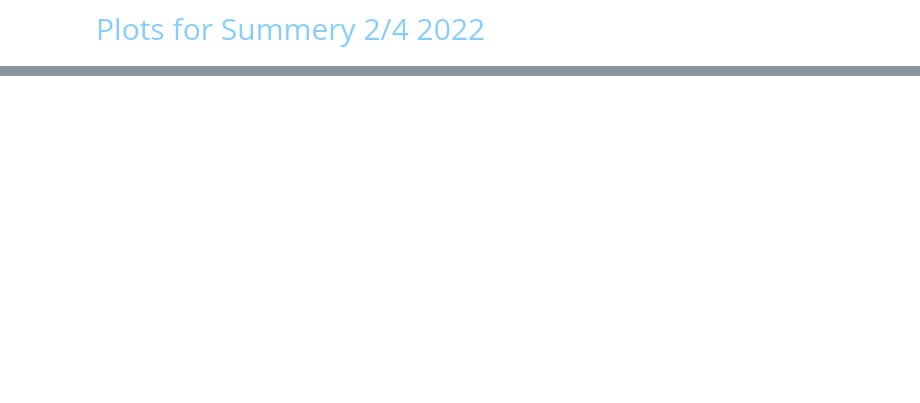
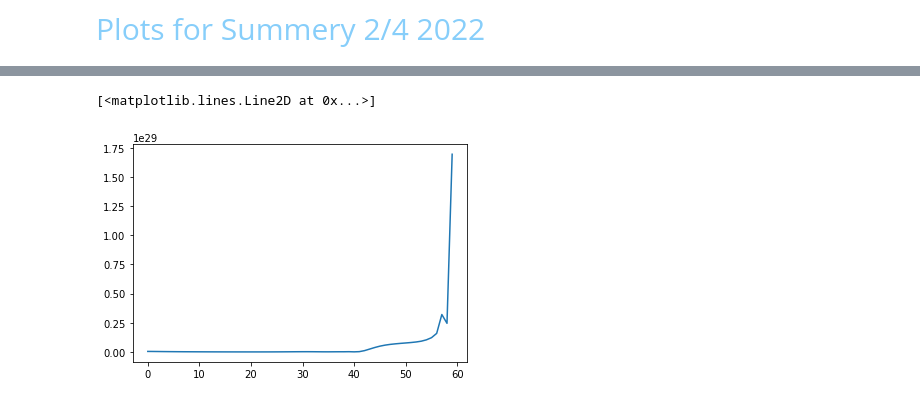
Before and after one commit to ChanYeongL/SOLPS-ITER_analysis, a Jupyter notebook: #new_analysis.ipynb, the cells around one changed output, grey strips where cells are left out. Saved outputs shown, nothing was run; the diff lists cells and outputs as text; code cells hidden in the pictures; blank space fills up the shorter version.

```diff
--- a/#new_analysis.ipynb
+++ b/#new_analysis.ipynb
@@ -364,0 +345,16 @@ plt.show()
+# %%
+np.shape(ua_b2fplasmf_co_8MW_Ne_0)
+
+ne_b2fplasmf_co_8MW_Ne_0=np.load("./data_Heating_Geo_sput/ne_b2fplasmf_co_8MW_Ne_0.npy")
+te_b2fplasmf_co_8MW_Ne_0=np.load("./data_Heating_Geo_sput/te_b2fplasmf_co_8MW_Ne_0.npy")
+na_b2fplasmf_co_8MW_Ne_0=np.load("./data_Heating_Geo_sput/na_b2fplasmf_co_8MW_Ne_0.npy")
+ti_b2fplasmf_co_8MW_Ne_0=np.load("./data_Heating_Geo_sput/ti_b2fplasmf_co_8MW_Ne_0.npy")
+ua_b2fplasmf_co_8MW_Ne_0 = np.load("./data_Heating_Geo_sput/ua_b2fplasmf_co_8MW_Ne_0.npy")
+
+pr_co_8MW = total_neutral_pressure(ne_b2fplasmf_co_8MW_Ne_0,te_b2fplasmf_co_8MW_Ne_0,na_b2fplasmf_co_8MW_Ne_0,ti_b2fplasmf_co_8MW_Ne_0,ua_b2fplasmf_co_8MW_Ne_0)
+
+np.shape(pr_co_8MW)
+plt.plot(pr_co_8MW[18,38:])
+# %% [output]
+[<matplotlib.lines.Line2D at 0x...>]
+[figure, added]
```
Also changed, not shown: parts of 58 cells of this notebook, 54 other files.
